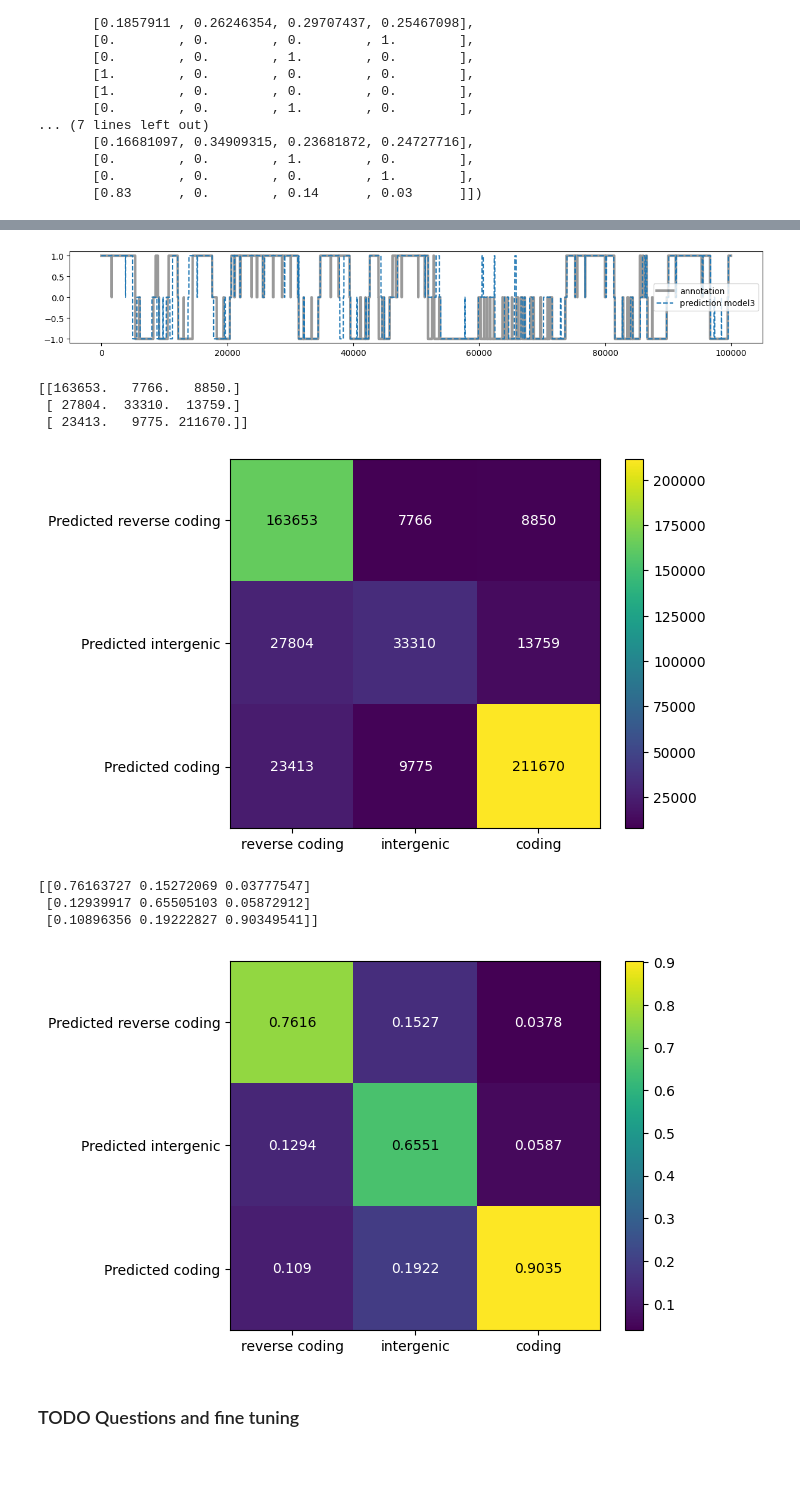
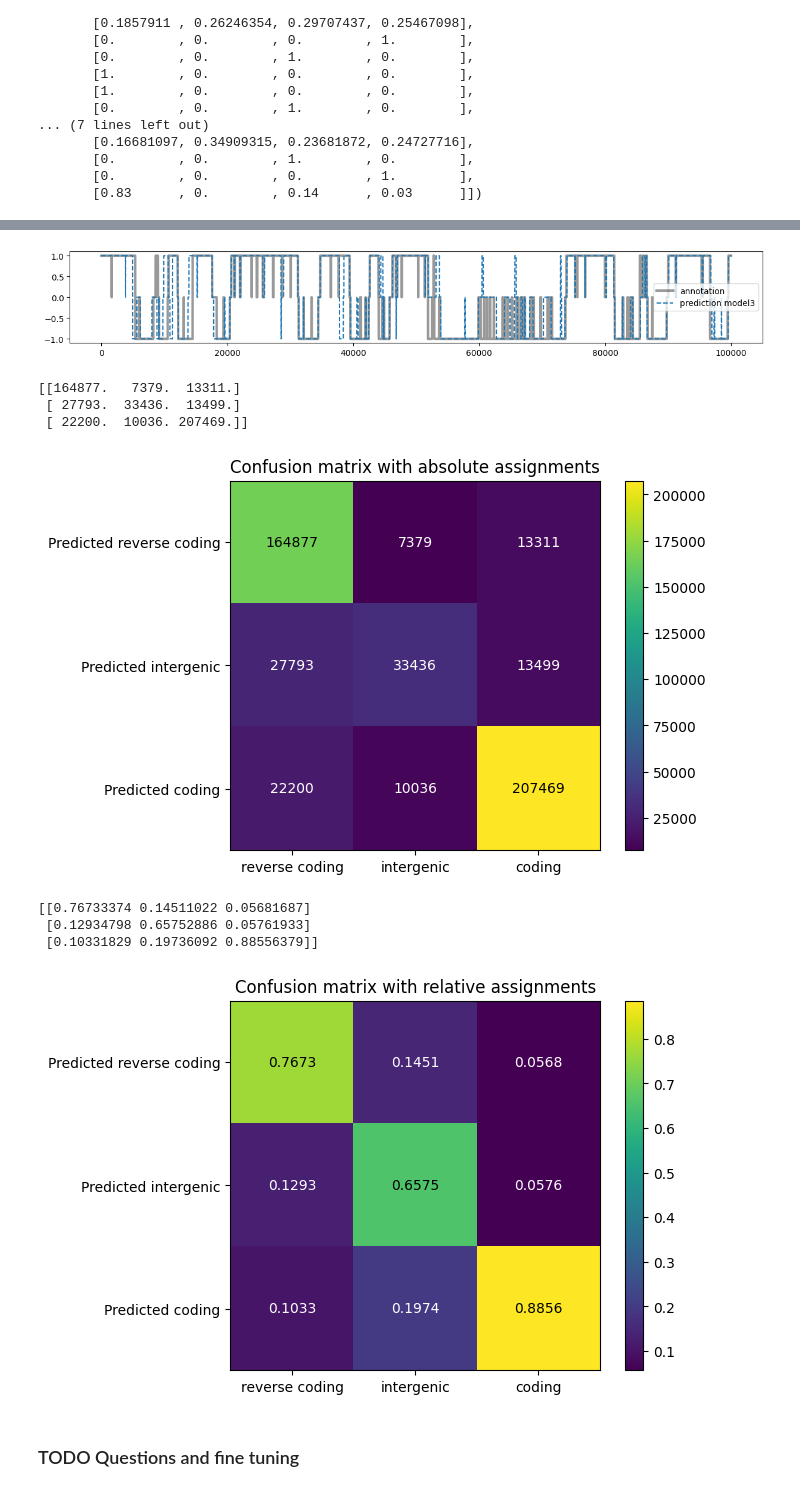
Before and after one commit to HendrikHigl/ma-cs-apml, a Jupyter notebook: GenePredictionProject/HMM_Gene_prediction.ipynb, the cells around one changed output, grey strips where cells are left out. Cells and saved outputs as stored; diff of their text form; code cells hidden in the pictures; blank space fills up the shorter version.

```diff
--- a/GenePredictionProject/HMM_Gene_prediction.ipynb
+++ b/GenePredictionProject/HMM_Gene_prediction.ipynb
@@ -483,7 +483,7 @@ ax.set_yticklabels(['Predicted coding','Predicted intergenic']);
 
 for (j,i),label in np.ndenumerate(mat_conf):
     actual = mat_conf[j][i]
-    ax.text(i,j,str(label / (label + mat_conf[1-j][i])),ha='center',va='center',color=("white" if actual < 120_000 else "black"))
+    ax.text(i,j,str((label / (label + mat_conf[1-j][i])).round(4)),ha='center',va='center',color=("white" if actual < 120_000 else "black"))
 
 print(mat_conf)
 plt.show()
@@ -697,7 +697,7 @@ ax.set_yticklabels(['Predicted coding','Predicted intergenic'])
 
 for (j,i),label in np.ndenumerate(mat_conf_2):
     actual = mat_conf_2[j][i]
-    ax.text(i,j,str(label / (label + mat_conf_2[1-j][i])),ha='center',va='center',color=("white" if actual < 120_000 else "black"))
+    ax.text(i,j,str((label / (label + mat_conf_2[1-j][i])).round(4)),ha='center',va='center',color=("white" if actual < 120_000 else "black"))
 
 print(mat_conf_2)
 plt.show()
@@ -838,8 +838,29 @@ A3[11,0] = 1
 
 ## minus site
 # stop codon
-A3[0, 12] = 0.5*start_to_reverse     ### TODO maybe determine experimentally?
-A3[0, 14] = 0.5*start_to_reverse     ### TODO PROP calculatend to high
+# reverse_start_t = 0
+# reverse_start_c = 0
+# starts = 0
+# for i,state in enumerate(annotation2_train):
+#     if i < 4: continue
+#     letter = genome_train[i - 3]
+#     before = annotation2_train[i - 1]
+#     if state != -3 or before != 0: continue
+#     starts += 1
+#     # print(genome_train[i - 10: i + 2])
+#     # print(annotation2_train[i - 10: i + 2])
+##! THIS assertion throws frequently, either our approach is wrong,
+##! we misunderstood how the reverse coding is realised in the forward strain, or the annotation is faulty
+##! about half of the codons arent T or C, which we thought should be guaranteed given the diagram
+#     # assert(letter == 1 or letter == 3), "We may have misunderstood something"
+#     if letter == 3: reverse_start_t += 1
+#     elif letter == 1: reverse_start_c += 1
+
+# print(reverse_start_t, reverse_start_c, starts)
+# A3[0, 12] = start_to_reverse * (reverse_start_t / (reverse_start_t + reverse_start_c))    ### TODO maybe determine experimentally?
+# A3[0, 14] = start_to_reverse * (reverse_start_c / (reverse_start_t + reverse_start_c))     ### TODO PROP calculatend to high
+A3[0,12] = 0.5*start_to_reverse
+A3[0,14] = 0.5*start_to_reverse
 
 A3[12,13] = 0.5
 A3[12,15] = 0.5
@@ -898,7 +919,7 @@ B3[16, 3] = 1
 B3[13, 2] = 1
 B3[15, 0] = 1
 B3[14, 2] = 1
-B3[12, 0] = 1
+B3[12, 3] = 1
 
 assert(np.allclose(np.sum(B3, axis=1),1.0)), "Rows of B3 dont sum to 1"
 # %%
@@ -971,7 +992,7 @@ ax.plot(simple_predicted_states3_part, label="prediction model3", ls="--")
 plt.legend(loc="best")
 plt.show()
 # %% [output]
-[figure, old version]
+[figure, new version]
 # %%
 def create_confusion_matrix_reverse(true_sequence, predicted_sequence):
     ## your code here
@@ -995,44 +1016,46 @@ ax.set_xticks(np.arange(0, 3, 1))
 ax.set_yticks(np.arange(0, 3, 1))
 
 # Labels for major ticks
+ax.set_title("Confusion matrix with absolute assignments")
 ax.set_xticklabels(['reverse coding','intergenic', 'coding'])
 ax.set_yticklabels(['Predicted reverse coding','Predicted intergenic', 'Predicted coding'])
 
 for (j,i),label in np.ndenumerate(mat_conf_3):
     actual = mat_conf_3[j][i]
     ax.text(i,j,str(int(actual)),ha='center',va='center',color=("white" if actual < 120_000 else "black"))
 
 print(mat_conf_3)
 plt.show()
 
 mat_relative_3 = (mat_conf_3.T / np.sum(mat_conf_3.T, axis=1)[:,None]).T
 
 plt.imshow(mat_relative_3)
 plt.colorbar()
 ax = plt.gca()
 
 # Major ticks
 ax.set_xticks(np.arange(0, 3, 1))
 ax.set_yticks(np.arange(0, 3, 1))
 
 # Labels for major ticks
+ax.set_title("Confusion matrix with relative assignments")
 ax.set_xticklabels(['reverse coding','intergenic', 'coding'])
 ax.set_yticklabels(['Predicted reverse coding','Predicted intergenic', 'Predicted coding'])
 
 for (j,i),label in np.ndenumerate(mat_relative_3):
     actual = mat_relative_3[j][i]
     ax.text(i,j,str((actual).round(4)),ha='center',va='center',color=("white" if actual < 0.5 else "black"))
 print(mat_relative_3)
 plt.show()
 # %% [output]
-[[163653.   7766.   8850.]
- [ 27804.  33310.  13759.]
- [ 23413.   9775. 211670.]]
+[[164877.   7379.  13311.]
+ [ 27793.  33436.  13499.]
+ [ 22200.  10036. 207469.]]
-[figure, old version]
+[figure, new version]
-[[0.76163727 0.15272069 0.03777547]
- [0.12939917 0.65505103 0.05872912]
- [0.10896356 0.19222827 0.90349541]]
+[[0.76733374 0.14511022 0.05681687]
+ [0.12934798 0.65752886 0.05761933]
+ [0.10331829 0.19736092 0.88556379]]
-[figure, old version]
+[figure, new version]
 # %% [markdown]
 ### TODO Questions and fine tuning
 # %% [markdown]
```
Also changed, not shown: parts of 3 cells of this notebook.
